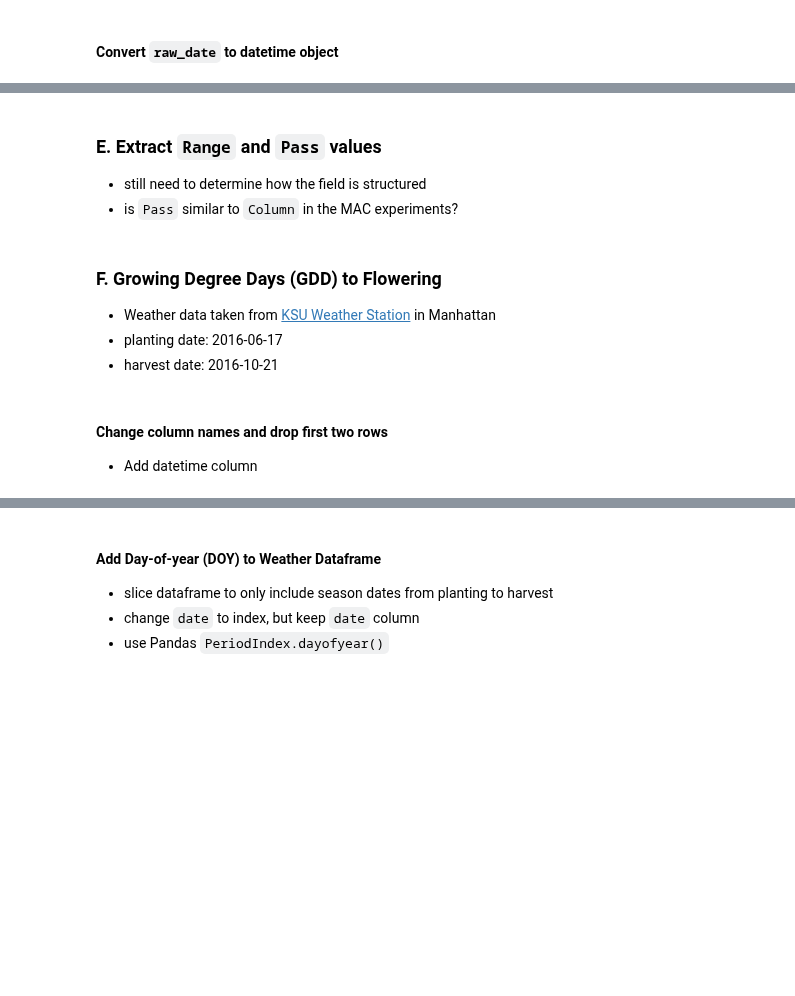
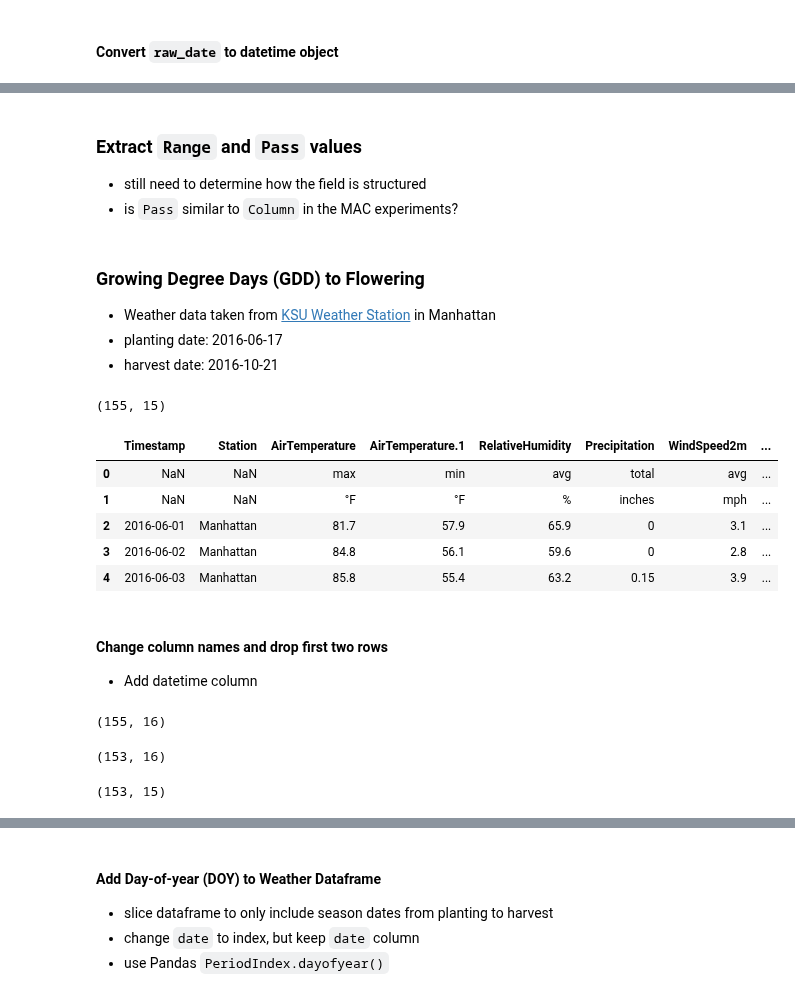
Before and after one commit to genophenoenvo/terraref-datasets, a Jupyter notebook: notebooks/ksu_data_cleaning_2020-04_07.ipynb, the cells around one changed output, grey strips where cells are left out. Saved outputs shown, nothing was run; the diff lists cells and outputs as text; code cells hidden in the pictures; blank space fills up the shorter version.

```diff
--- a/notebooks/ksu_data_cleaning_2020-04_07.ipynb
+++ b/notebooks/ksu_data_cleaning_2020-04_07.ipynb
@@ -94,5 +136,5 @@ print(ksu_4.shape)
 # %% [markdown]
-### E. Extract `Range` and `Pass` values
+### Extract `Range` and `Pass` values
 - still need to determine how the field is structured
 - is `Pass` similar to `Column` in the MAC experiments?
 # %%
@@ -103,14 +145,22 @@ ksu_5['pass'] = ksu_5['sitename'].str.extract("Pass (\d+)").astype(int)
 
 # ksu_5.sample(n=5)
 # %% [markdown]
-### F. Growing Degree Days (GDD) to Flowering
+### Growing Degree Days (GDD) to Flowering
 - Weather data taken from [KSU Weather Station](http://mesonet.k-state.edu/weather/historical/) in Manhattan
 - planting date: 2016-06-17
 - harvest date: 2016-10-21
 # %%
-manhattan_weather_0 = pd.read_csv('data/manhattan_weather_2016_daily.csv')
+manhattan_weather_0 = pd.read_csv('manhattan_weather_2016_daily.csv')
 print(manhattan_weather_0.shape)
 manhattan_weather_0.head(5)
+# %% [output]
+(155, 15)
+|  | Timestamp | Station | AirTemperature | AirTemperature.1 | RelativeHumidity | Precipitation | WindSpeed2m | ... |
+| 0 | NaN | NaN | max | min | avg | total | avg | ... |
+| 1 | NaN | NaN | °F | °F | % | inches | mph | ... |
+| 2 | 2016-06-01 | Manhattan | 81.7 | 57.9 | 65.9 | 0 | 3.1 | ... |
+| 3 | 2016-06-02 | Manhattan | 84.8 | 56.1 | 59.6 | 0 | 2.8 | ... |
+| 4 | 2016-06-03 | Manhattan | 85.8 | 55.4 | 63.2 | 0.15 | 3.9 | ... |
 # %% [markdown]
 #### Change column names and drop first two rows
 - Add datetime column
@@ -122,6 +172,8 @@ manhattan_weather_1['date'] = datetimes
 
 print(manhattan_weather_1.shape)
 # manhattan_weather_1.tail()
+# %% [output]
+(155, 16)
 # %%
 # manhattan_weather_1.columns
 # %%
@@ -130,12 +182,16 @@ print(manhattan_weather_1.shape)
 manhattan_weather_2 = manhattan_weather_1.iloc[2:]
 print(manhattan_weather_2.shape)
 # manhattan_weather_2.head()
+# %% [output]
+(153, 16)
 # %%
 # Drop `timestamp` column
 
 manhattan_weather_3 = manhattan_weather_2.drop(labels=['Timestamp'], axis=1)
 print(manhattan_weather_3.shape)
 # manhattan_weather_3.head()
+# %% [output]
+(153, 15)
 # %%
 manhattan_weather_4 = manhattan_weather_3.rename({'Station': 'station', 'AirTemperature': 'air_temp_max_F',
                                                   'AirTemperature.1': 'air_temp_min_F', 'RelativeHumidity': 'avg_rh',
```
Also changed, not shown: parts of 49 cells of this notebook.
